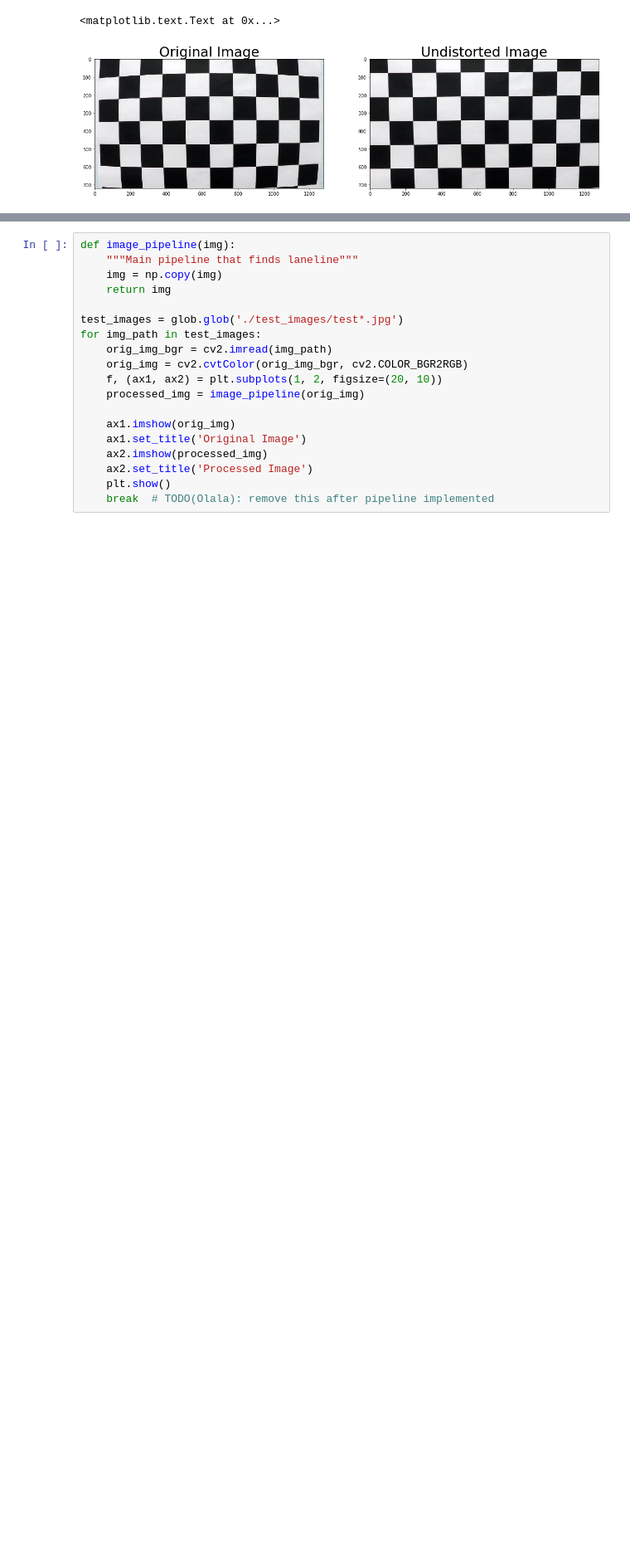
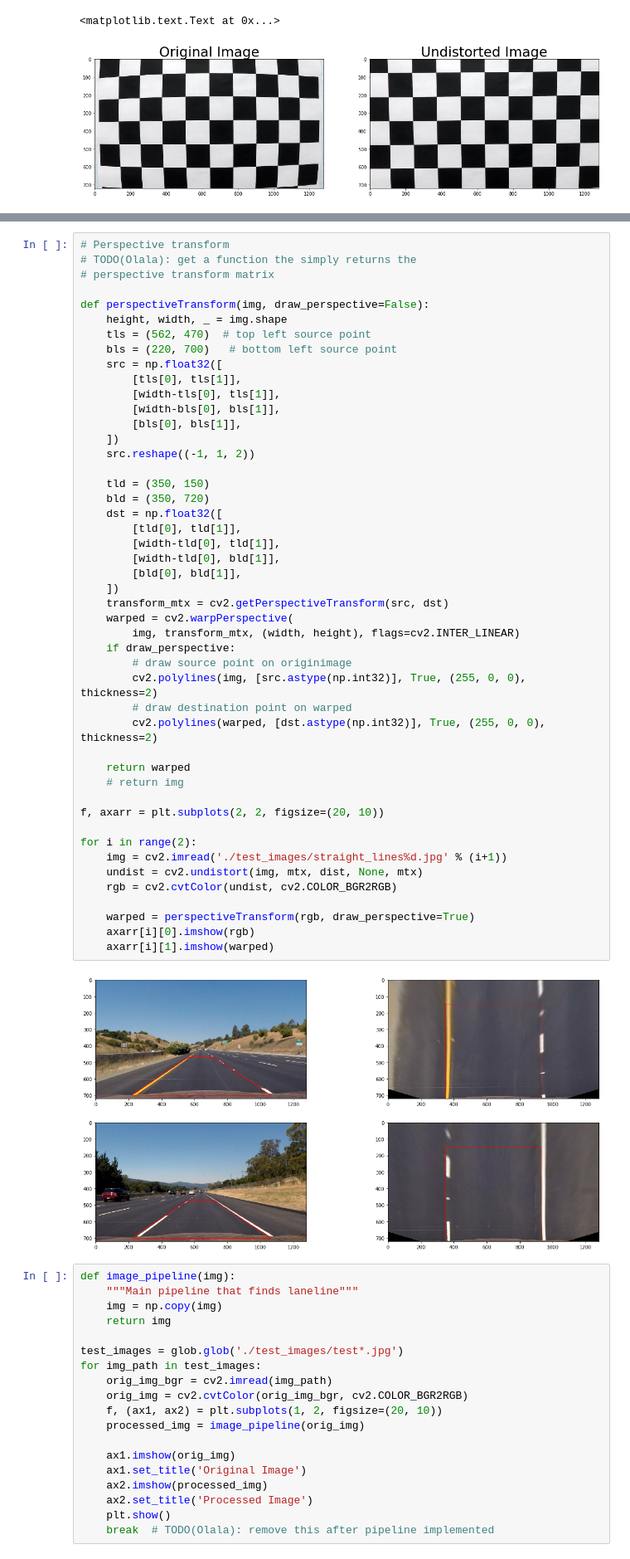
Before and after one commit to coswang1120/CarND-Advanced-Lane-Lines, a Jupyter notebook: P4.ipynb, the cells around one changed output, grey strips where cells are left out. Shown at 83% size. Cells and saved outputs as stored; diff of their text form; blank space fills up the shorter version.

Commit message:
Found perspective transform matrix

```diff
--- a/P4.ipynb
+++ b/P4.ipynb
@@ -172,3 +142,52 @@ interact(test_threshold, thresh_min=(0, 255), thresh_max=(0, 255))
+# %%
+# Perspective transform
+# TODO(Olala): get a function the simply returns the
+# perspective transform matrix
+
+def perspectiveTransform(img, draw_perspective=False):
+    height, width, _ = img.shape
+    tls = (562, 470)  # top left source point
+    bls = (220, 700)   # bottom left source point
+    src = np.float32([
+        [tls[0], tls[1]],
+        [width-tls[0], tls[1]],
+        [width-bls[0], bls[1]],
+        [bls[0], bls[1]],
+    ])
+    src.reshape((-1, 1, 2))
+
+    tld = (350, 150)
+    bld = (350, 720)
+    dst = np.float32([
+        [tld[0], tld[1]],
+        [width-tld[0], tld[1]],
+        [width-tld[0], bld[1]],
+        [bld[0], bld[1]],
+    ])
+    transform_mtx = cv2.getPerspectiveTransform(src, dst)
+    warped = cv2.warpPerspective(
+        img, transform_mtx, (width, height), flags=cv2.INTER_LINEAR)
+    if draw_perspective:
+        # draw source point on originimage
+        cv2.polylines(img, [src.astype(np.int32)], True, (255, 0, 0), thickness=2)
+        # draw destination point on warped
+        cv2.polylines(warped, [dst.astype(np.int32)], True, (255, 0, 0), thickness=2)
+
+    return warped
+    # return img
+
+f, axarr = plt.subplots(2, 2, figsize=(20, 10))
+
+for i in range(2):
+    img = cv2.imread('./test_images/straight_lines%d.jpg' % (i+1))
+    undist = cv2.undistort(img, mtx, dist, None, mtx)
+    rgb = cv2.cvtColor(undist, cv2.COLOR_BGR2RGB)
+
+    warped = perspectiveTransform(rgb, draw_perspective=True)
+    axarr[i][0].imshow(rgb)
+    axarr[i][1].imshow(warped)
+# %% [output]
+[figure, added]
 # %%
 def image_pipeline(img):
     """Main pipeline that finds laneline"""
```
Also changed, not shown: parts of 3 cells of this notebook.
